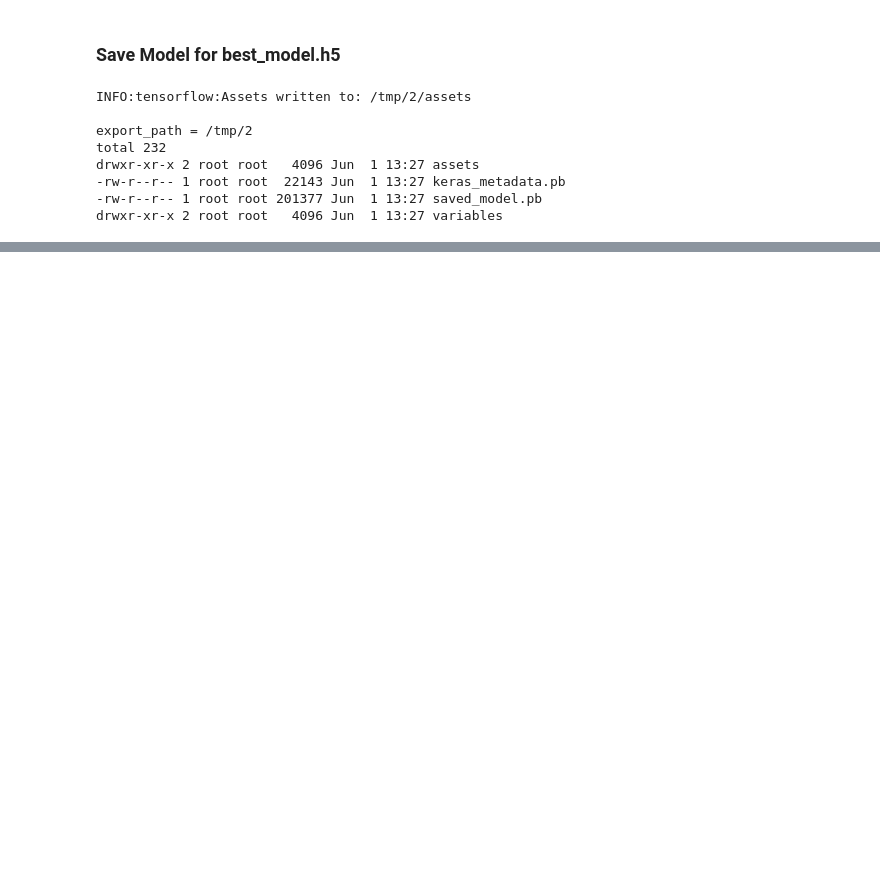
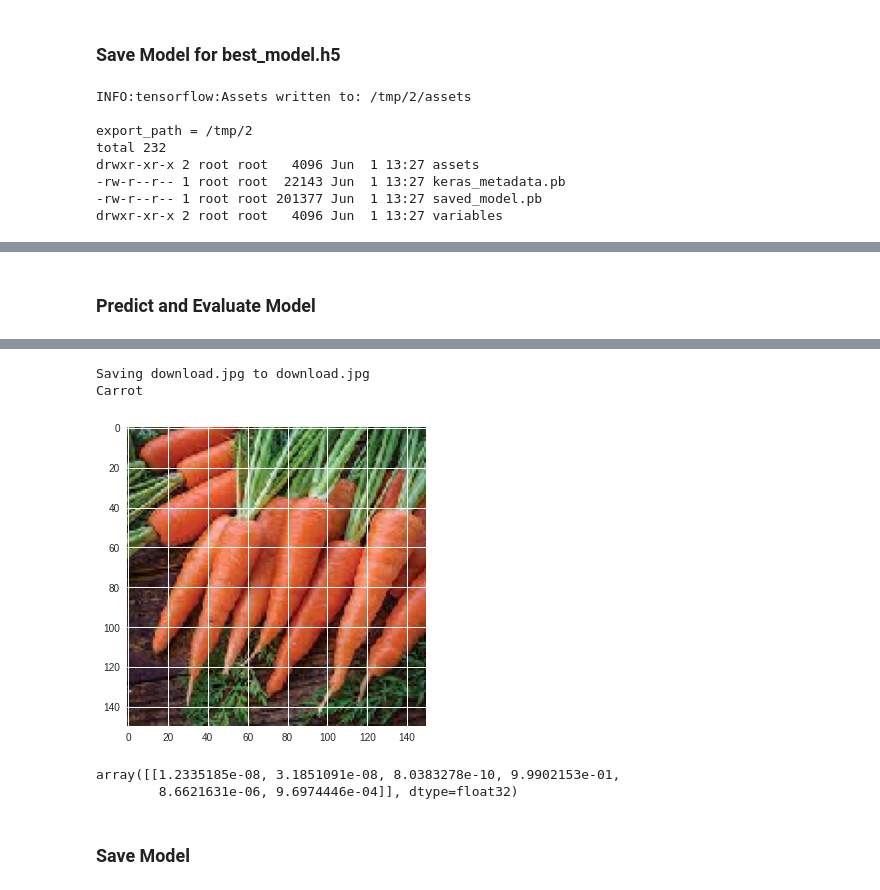
Before and after one commit to DocBot-Bangkit-2021/DocBot-MachineLearningModels, a Jupyter notebook: FruitsVegetables/FruitsVegetables_Baseline_Model_01.ipynb, the cells around one changed output, grey strips where cells are left out. Saved outputs shown, nothing was run; the diff lists cells and outputs as text; code cells hidden in the pictures; blank space fills up the shorter version.

```diff
--- a/FruitsVegetables/FruitsVegetables_Baseline_Model_01.ipynb
+++ b/FruitsVegetables/FruitsVegetables_Baseline_Model_01.ipynb
@@ -560,0 +722,31 @@ except:
+# %% [markdown]
+### **Predict and Evaluate Model**
+# %%
+from google.colab import files
+from keras.preprocessing import image
+
+uploaded = files.upload()
+
+for path in uploaded.keys():
+  img = image.load_img(path, target_size=(150,150))
+  imgplot = plt.imshow(img)
+  x = image.img_to_array(img)
+  x = np.expand_dims(x, axis=0)
+  images = np.vstack([x])
+  images /= 255 # because on train and test image is normalized, on image predict supposed to be too.
+  classes = model.predict(images, batch_size=32) # the value is not always 1 and 0 because of probabilities
+  predicted_class_indices=np.argmax(classes) # use to check prediction that have higher probabilities
+
+if predicted_class_indices == 0:
+    print('Apple')
+elif predicted_class_indices == 1:
+  print('Banana')
+elif predicted_class_indices == 2:
+  print('Broccoli')
+elif predicted_class_indices == 3:
+  print('Carrot')
+elif predicted_class_indices == 4:
+  print('Orange')
+else:
+  print('Tomato')
+# %% [output]
@@ -560,0 +754,10 @@ except:
+Saving download.jpg to download.jpg
+Carrot
+[figure, added]
+# %%
+classes
+# %% [output]
+array([[1.2335185e-08, 3.1851091e-08, 8.0383278e-10, 9.9902153e-01,
+        8.6621631e-06, 9.6974446e-04]], dtype=float32)
+# %% [markdown]
+### **Save Model**
```
Also changed, not shown: parts of 22 cells of this notebook.
